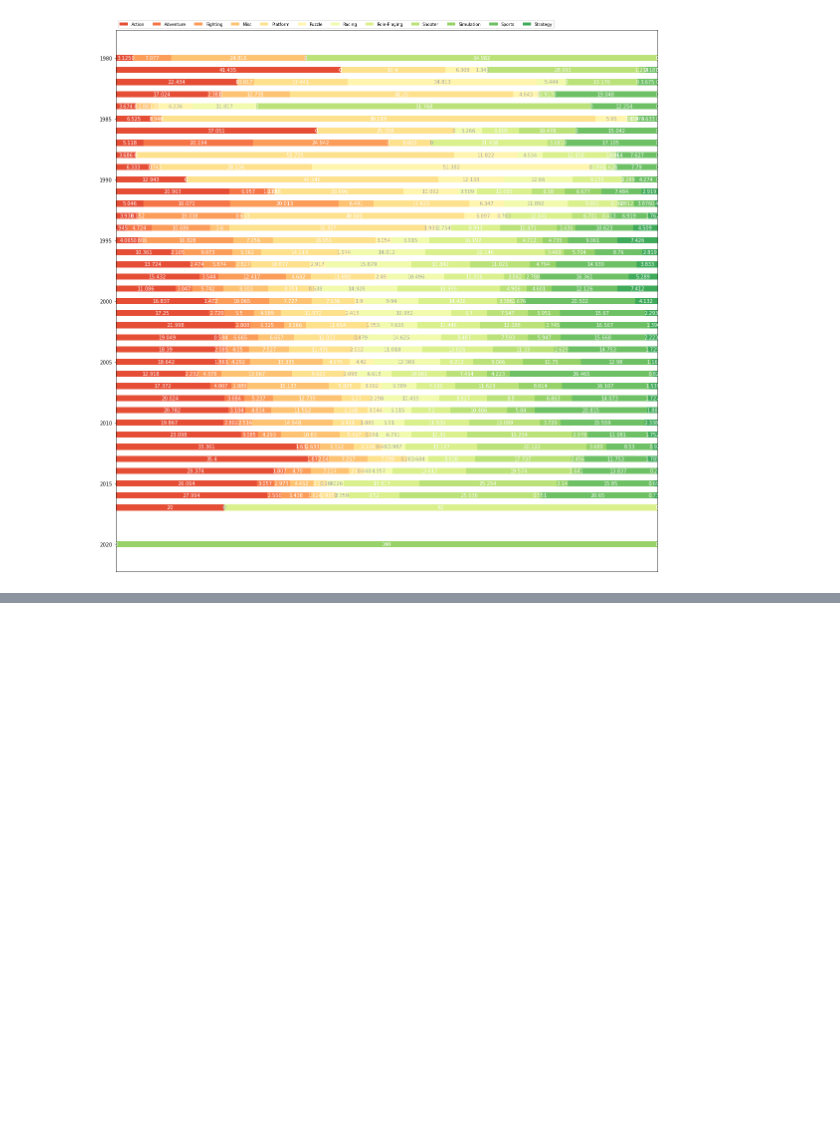
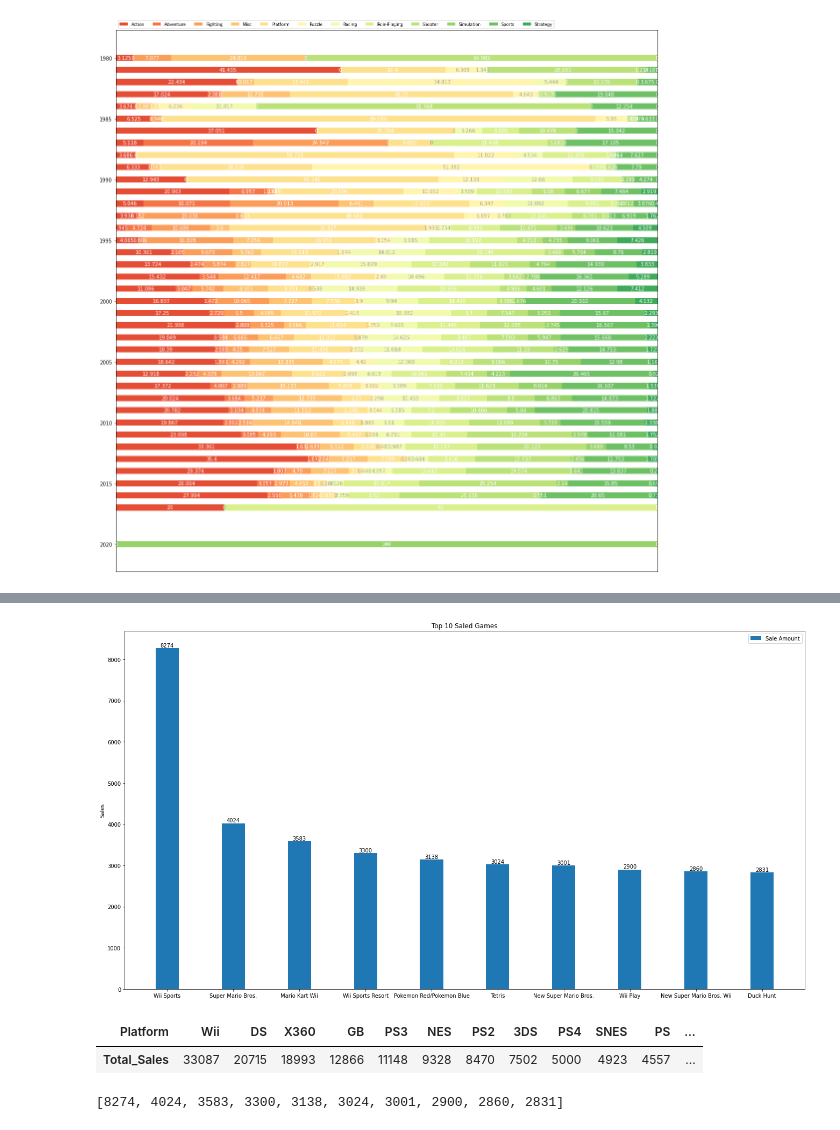
Before and after one commit to Harry-000/cs-section-project, a Jupyter notebook: AI06_Section1_Project.ipynb, the cells around one changed output, grey strips where cells are left out. Cells and saved outputs as stored; diff of their text form; code cells hidden in the pictures; blank space fills up the shorter version.

```diff
--- a/AI06_Section1_Project.ipynb
+++ b/AI06_Section1_Project.ipynb
@@ -314,0 +317,3 @@ plt.show()
+# %%
+df['Total_Sales']=df.loc[:,'NA_Sales':'Other_Sales'].sum(axis=1)
+df.head()
@@ -314,0 +327,5 @@ plt.show()
+# %%
+df_sorted = df.sort_values(by=['Total_Sales'],axis=0,ascending=False)
+df_sorted.reset_index(inplace=True,drop=True)
+df_sorted=df_sorted.loc[:99,:]
+df_sorted.head()
@@ -314,0 +339,65 @@ plt.show()
+# %%
+import matplotlib.pyplot as plt
+import numpy as np
+
+x = df_sorted.loc[0:9,['Name']]
+labels = x['Name'].tolist()
+Total_Sales = values['Total_Sales'].tolist()
+
+x = np.arange(len(labels))  # the label locations
+width = 0.35  # the width of the bars
+
+fig, ax = plt.subplots(figsize=(18.5, 10))
+rects1 = ax.bar(x , Total_Sales, width, label='Sale Amount')
+
+# Add some text for labels, title and custom x-axis tick labels, etc.
+ax.set_ylabel('Sales')
+ax.set_title('Top 10 Saled Games')
+ax.set_xticks(x)
+ax.set_xticklabels(labels)
+ax.legend()
+
+ax.bar_label(rects1)
+fig.tight_layout()
+
+plt.show()
+# %% [output]
+[figure, added]
+# %%
+df_groupbyPublisher = (df_sorted
+                       .groupby(by='Platform')
+                       .sum()
+                       .sort_values(by=['Total_Sales'],axis=0,ascending=False)
+                       .loc[:,['Total_Sales']]
+                       .T
+)
+df_groupbyPublisher.head()
+# %% [output]
+| Platform | Wii | DS | X360 | GB | PS3 | NES | PS2 | 3DS | PS4 | SNES | PS | ... |
+| Total_Sales | 33087 | 20715 | 18993 | 12866 | 11148 | 9328 | 8470 | 7502 | 5000 | 4923 | 4557 | ... |
+# %%
+import matplotlib.pyplot as plt
+import numpy as np
+
+labels = df_groupbyPublisher.index.tolist()
+Total_Sales = values['Total_Sales'].tolist()
+Total_Sales
+# x = np.arange(len(labels))  # the label locations
+# width = 0.35  # the width of the bars
+
+# fig, ax = plt.subplots(figsize=(18.5, 10))
+# rects1 = ax.bar(x , Total_Sales, width, label='Sale Amount')
+
+# # Add some text for labels, title and custom x-axis tick labels, etc.
+# ax.set_ylabel('Sales')
+# ax.set_title('Top 10 Saled Games')
+# ax.set_xticks(x)
+# ax.set_xticklabels(labels)
+# ax.legend()
+
+# ax.bar_label(rects1)
+# fig.tight_layout()
+
+# plt.show()
+# %% [output]
+[8274, 4024, 3583, 3300, 3138, 3024, 3001, 2900, 2860, 2831]
```
Also changed, not shown: parts of 4 cells of this notebook.
